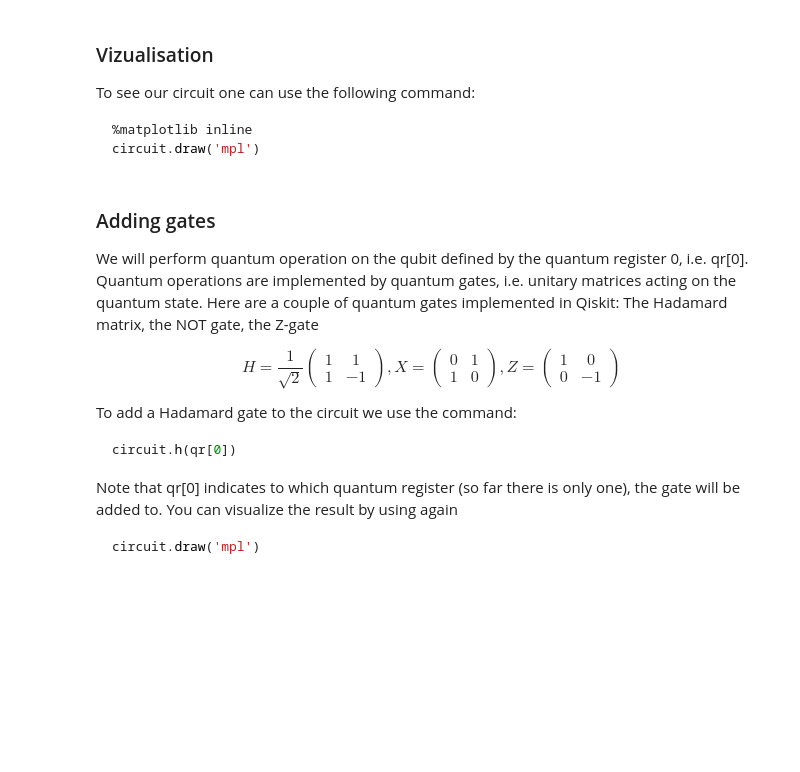
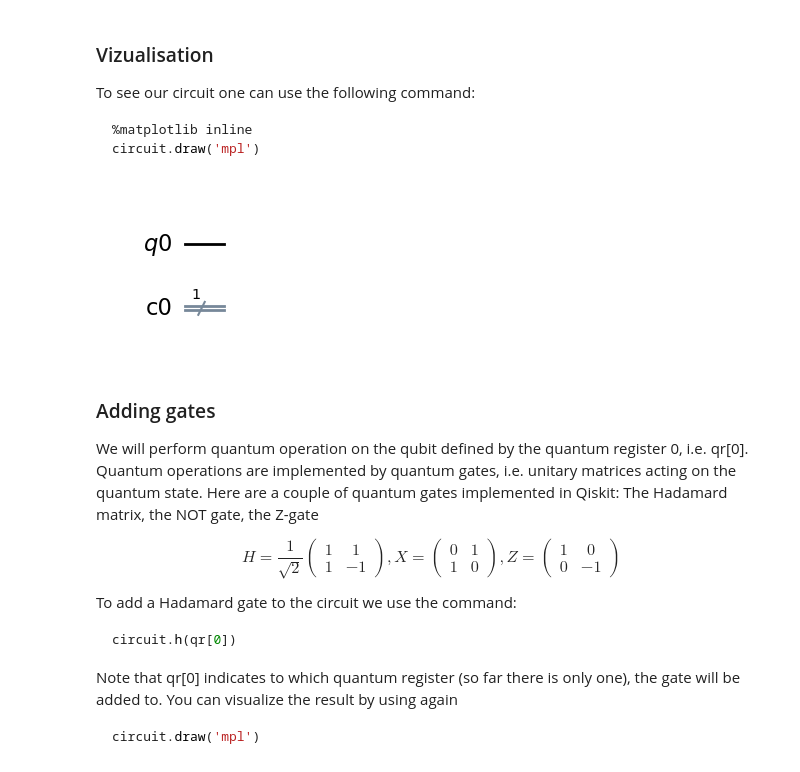
Before and after one commit to Eric-Vidal-hub/QEng-project, a Jupyter notebook: Qiskit_Session1/introduction_to_qiskit.ipynb, the cells around one changed output. Saved outputs shown, nothing was run; the diff lists cells and outputs as text; code cells hidden in the pictures; blank space fills up the shorter version.

````diff
--- a/Qiskit_Session1/introduction_to_qiskit.ipynb
+++ b/Qiskit_Session1/introduction_to_qiskit.ipynb
@@ -49,6 +49,10 @@ qr=QuantumRegister(1)
 cr=ClassicalRegister(1)
 circuit=QuantumCircuit(qr,cr)
 ```
+# %%
+qr=QuantumRegister(1)
+cr=ClassicalRegister(1)
+circuit=QuantumCircuit(qr,cr)
 # %% [markdown]
 ### Vizualisation
 
@@ -57,6 +61,10 @@ To see our circuit one can use the following command:
 %matplotlib inline
 circuit.draw('mpl')
 ```
+# %%
+circuit.draw('mpl')
+# %% [output]
+[figure, added]
 # %% [markdown]
 ### Adding gates
 
````
Also changed, not shown: parts of 11 cells of this notebook, 6 other files.
